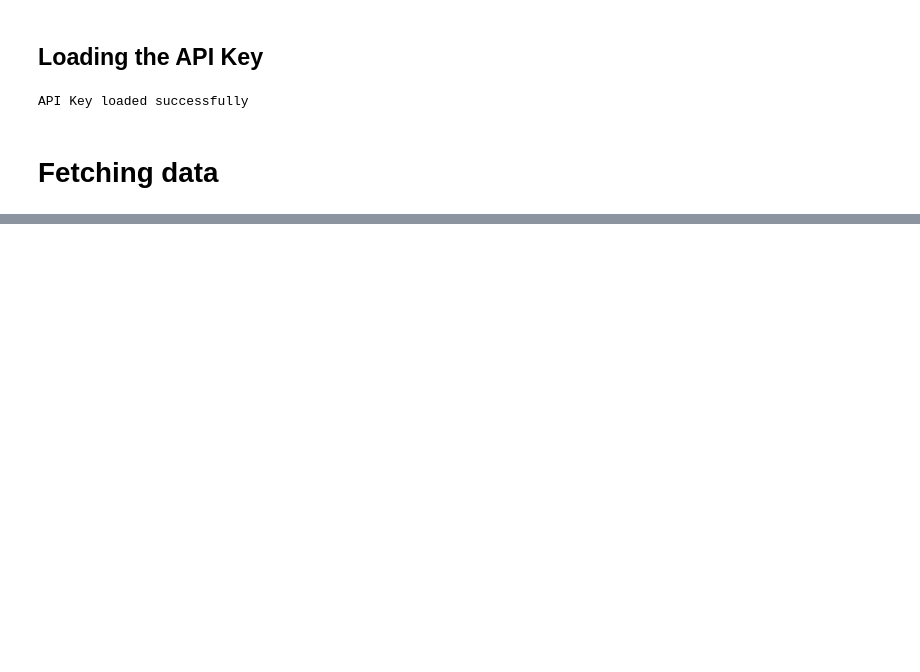
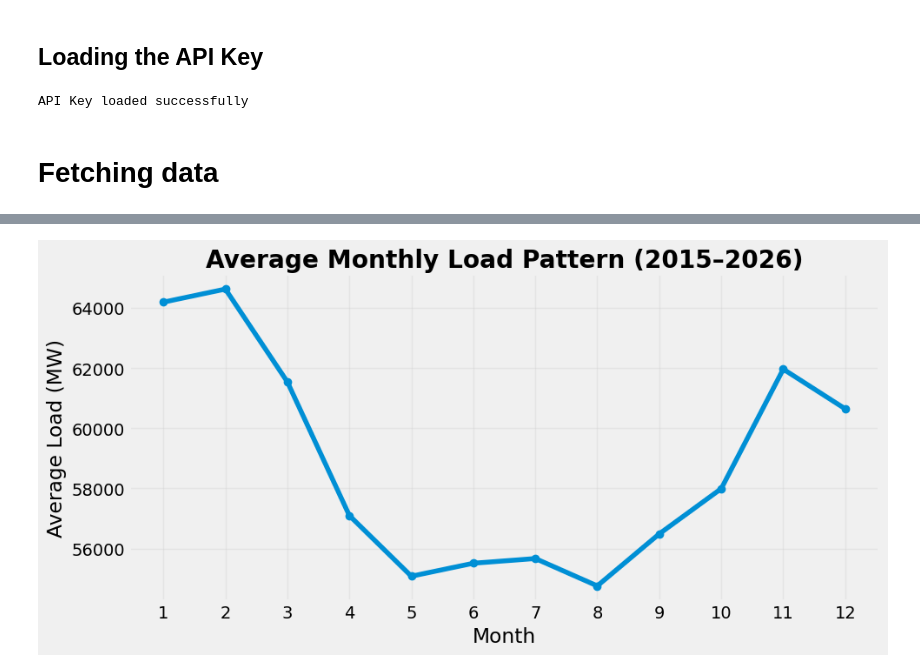
Before and after one commit to samithcsachi/grid-forecast, a Jupyter notebook: research/01_data_exploration.ipynb, the cells around one changed output, grey strips where cells are left out. Cells and saved outputs as stored; diff of their text form; code cells hidden in the pictures; blank space fills up the shorter version.

```diff
--- a/research/01_data_exploration.ipynb
+++ b/research/01_data_exploration.ipynb
@@ -301,0 +491,20 @@ Success! Saved 380477 rows.
+# %%
+df['month'] = df.index.month
+
+monthly_seasonality = (
+    df.groupby('month')['load_Actual Load']
+      .mean()
+)
+
+plt.figure(figsize=(10,5))
+monthly_seasonality.plot(marker='o')
+
+plt.title("Average Monthly Load Pattern (2015–2026)", fontweight='bold')
+plt.xlabel("Month")
+plt.ylabel("Average Load (MW)")
+plt.xticks(range(1,13))
+plt.grid(alpha=0.3)
+plt.tight_layout()
+plt.show()
+# %% [output]
+[figure, added]
```
Also changed, not shown: parts of 30 cells of this notebook, 2 other files.
